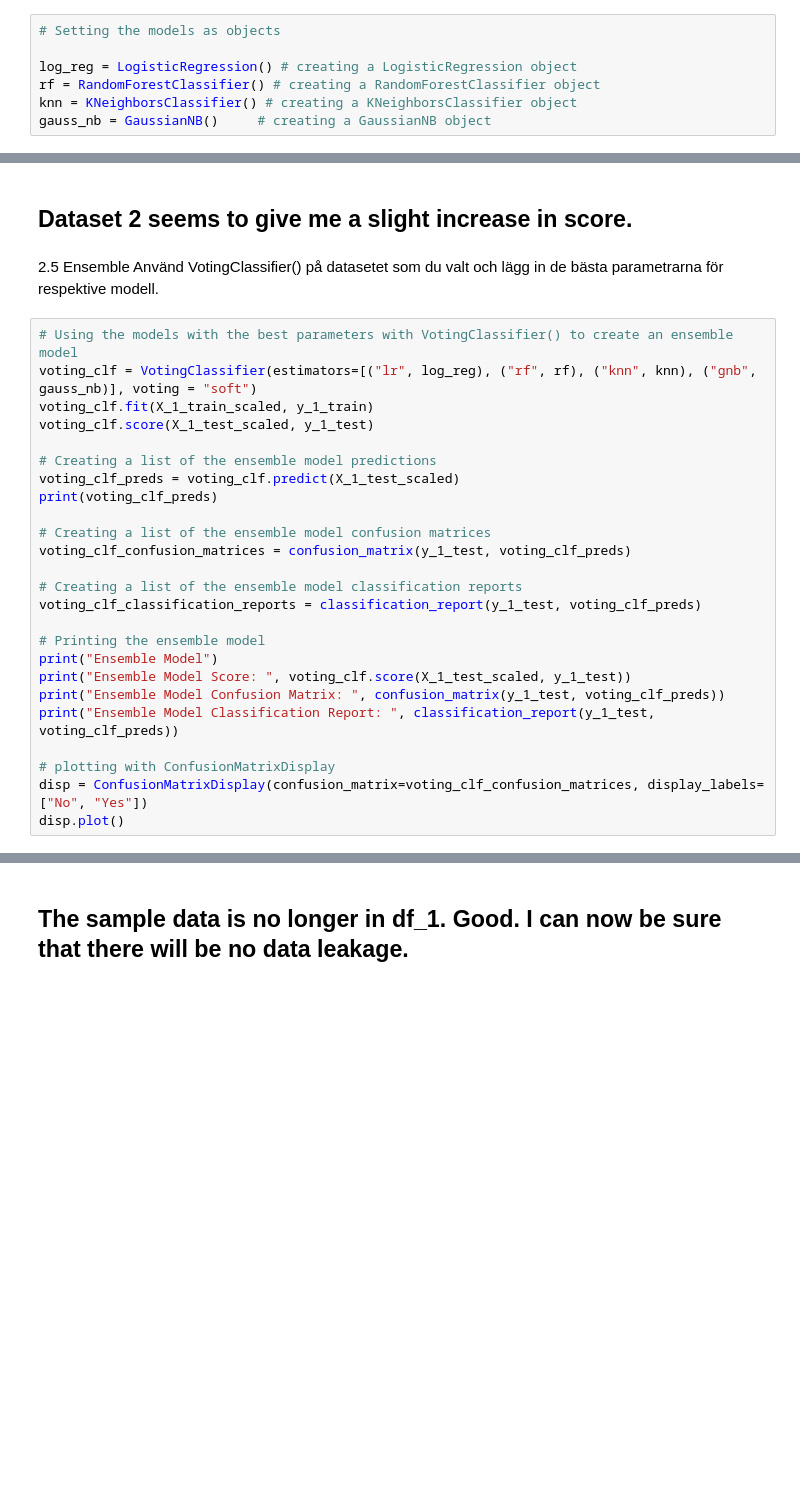
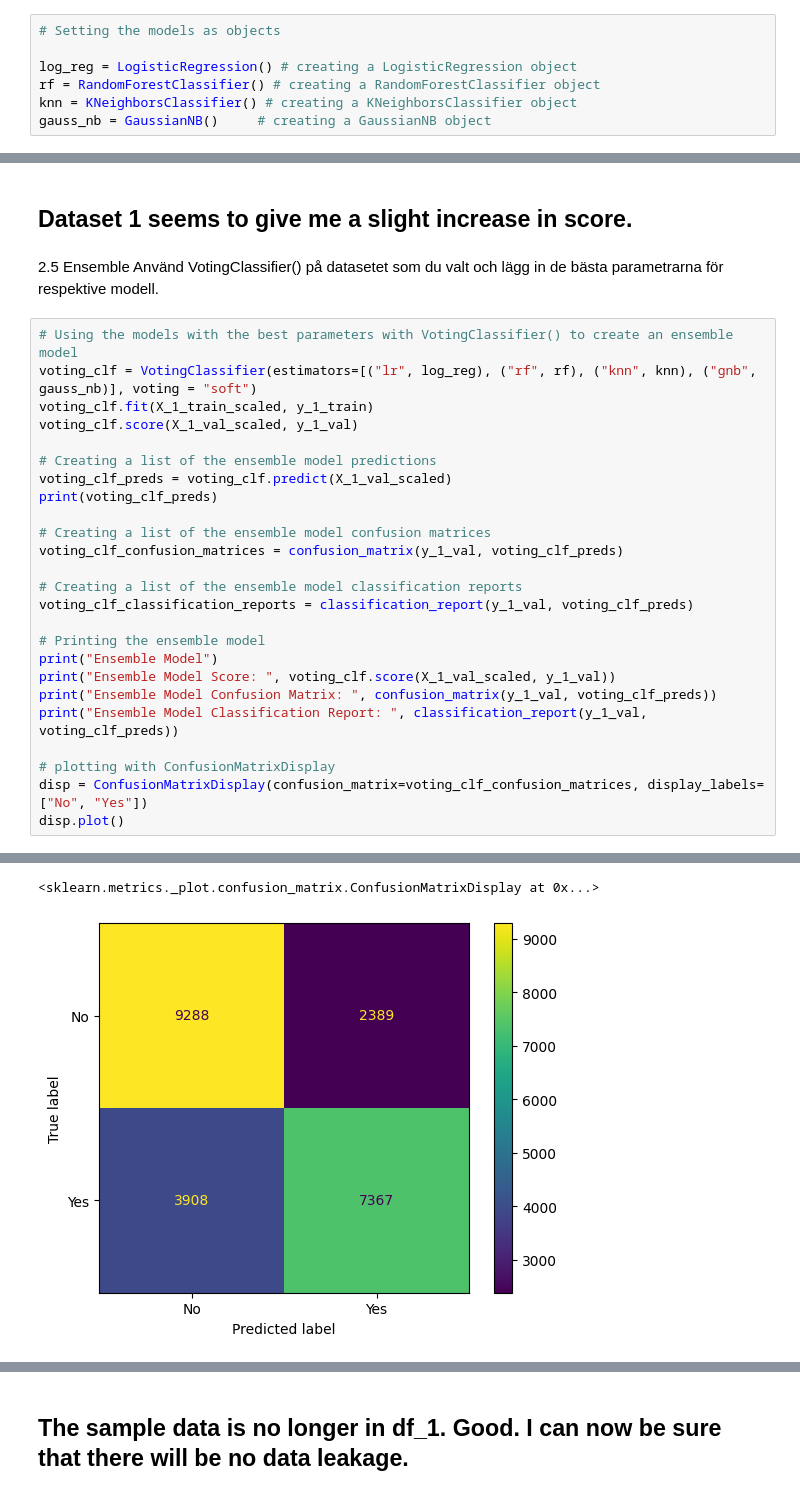
Before and after one commit to Rufshod/Machine-Learning-Alexander-Andersson, a Jupyter notebook: Lab/Lab_2_Split_df.ipynb, the cells around one changed output, grey strips where cells are left out. Saved outputs shown, nothing was run; the diff lists cells and outputs as text; blank space fills up the shorter version.

```diff
--- a/Lab/Lab_2_Split_df.ipynb
+++ b/Lab/Lab_2_Split_df.ipynb
@@ -628,5 +383,5 @@ best_models_df
 # %% [markdown]
-## Dataset 2 seems to give me a slight increase in score.
+## Dataset 1 seems to give me a slight increase in score.
 # %% [markdown]
 2.5 Ensemble
 Använd VotingClassifier() på datasetet som du valt och lägg in de bästa parametrarna för respektive
@@ -635,24 +390,25 @@ modell.
 # Using the models with the best parameters with VotingClassifier() to create an ensemble model
 voting_clf = VotingClassifier(estimators=[("lr", log_reg), ("rf", rf), ("knn", knn), ("gnb", gauss_nb)], voting = "soft")
 voting_clf.fit(X_1_train_scaled, y_1_train)
-voting_clf.score(X_1_test_scaled, y_1_test)
+voting_clf.score(X_1_val_scaled, y_1_val)
 
 # Creating a list of the ensemble model predictions
-voting_clf_preds = voting_clf.predict(X_1_test_scaled)
+voting_clf_preds = voting_clf.predict(X_1_val_scaled)
 print(voting_clf_preds)
 
 # Creating a list of the ensemble model confusion matrices
-voting_clf_confusion_matrices = confusion_matrix(y_1_test, voting_clf_preds)
+voting_clf_confusion_matrices = confusion_matrix(y_1_val, voting_clf_preds)
 
 # Creating a list of the ensemble model classification reports
-voting_clf_classification_reports = classification_report(y_1_test, voting_clf_preds)
+voting_clf_classification_reports = classification_report(y_1_val, voting_clf_preds)
 
 # Printing the ensemble model
 print("Ensemble Model")
-print("Ensemble Model Score: ", voting_clf.score(X_1_test_scaled, y_1_test))
-print("Ensemble Model Confusion Matrix: ", confusion_matrix(y_1_test, voting_clf_preds))
-print("Ensemble Model Classification Report: ", classification_report(y_1_test, voting_clf_preds))
+print("Ensemble Model Score: ", voting_clf.score(X_1_val_scaled, y_1_val))
+print("Ensemble Model Confusion Matrix: ", confusion_matrix(y_1_val, voting_clf_preds))
+print("Ensemble Model Classification Report: ", classification_report(y_1_val, voting_clf_preds))
 
 # plotting with ConfusionMatrixDisplay
 disp = ConfusionMatrixDisplay(confusion_matrix=voting_clf_confusion_matrices, display_labels=["No", "Yes"])
 disp.plot()
+# %% [output]
@@ -659 +428,3 @@ disp.plot()
+<sklearn.metrics._plot.confusion_matrix.ConfusionMatrixDisplay at 0x...>
+[figure, added]
 # %% [markdown]
```
Also changed, not shown: parts of 41 cells of this notebook, 8 other files.
